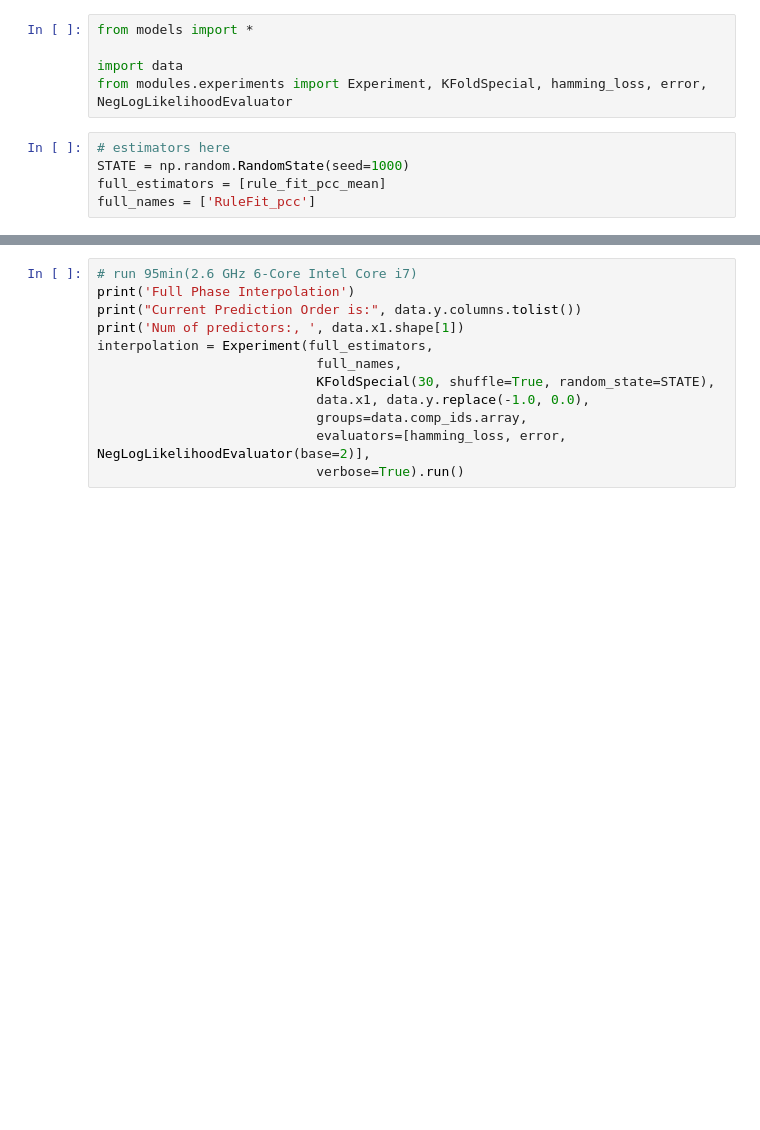
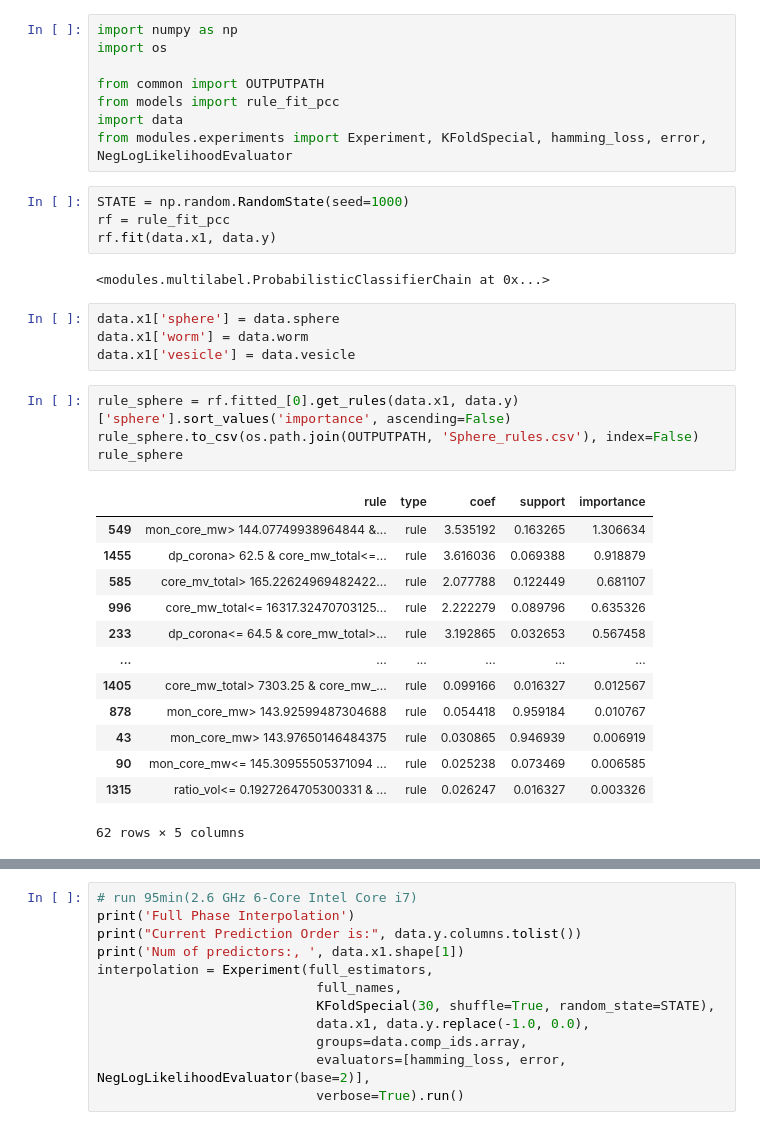
Before and after one commit to marioboley/PISA_ML, a Jupyter notebook: rules.ipynb, the cells around one changed output, grey strips where cells are left out. Drawn from its saved outputs; the diff is of its cells as text; blank space fills up the shorter version.

```diff
--- a/rules.ipynb
+++ b/rules.ipynb
@@ -1,10 +1,36 @@
 # %%
-from models import *
+import numpy as np
+import os
 
+from common import OUTPUTPATH
+from models import rule_fit_pcc
 import data
 from modules.experiments import Experiment, KFoldSpecial, hamming_loss, error, NegLogLikelihoodEvaluator
-# %%
-# estimators here
-STATE = np.random.RandomState(seed=1000)
-full_estimators = [rule_fit_pcc_mean]
-full_names = ['RuleFit_pcc']
+# %%
+STATE = np.random.RandomState(seed=1000)
+rf = rule_fit_pcc
+rf.fit(data.x1, data.y)
+# %% [output]
+<modules.multilabel.ProbabilisticClassifierChain at 0x...>
+# %%
+data.x1['sphere'] = data.sphere
+data.x1['worm'] = data.worm
+data.x1['vesicle'] = data.vesicle
+# %%
+rule_sphere = rf.fitted_[0].get_rules(data.x1, data.y)['sphere'].sort_values('importance', ascending=False)
+rule_sphere.to_csv(os.path.join(OUTPUTPATH, 'Sphere_rules.csv'), index=False)
+rule_sphere
+# %% [output]
+|  | rule | type | coef | support | importance |
+| 549 | mon_core_mw> 144.07749938964844 &... | rule | 3.535192 | 0.163265 | 1.306634 |
+| 1455 | dp_corona> 62.5 & core_mw_total<=... | rule | 3.616036 | 0.069388 | 0.918879 |
+| 585 | core_mv_total> 165.22624969482422... | rule | 2.077788 | 0.122449 | 0.681107 |
+| 996 | core_mw_total<= 16317.32470703125... | rule | 2.222279 | 0.089796 | 0.635326 |
+| 233 | dp_corona<= 64.5 & core_mw_total>... | rule | 3.192865 | 0.032653 | 0.567458 |
+| ... | ... | ... | ... | ... | ... |
+| 1405 | core_mw_total> 7303.25 & core_mw_... | rule | 0.099166 | 0.016327 | 0.012567 |
+| 878 | mon_core_mw> 143.92599487304688 | rule | 0.054418 | 0.959184 | 0.010767 |
+| 43 | mon_core_mw> 143.97650146484375 | rule | 0.030865 | 0.946939 | 0.006919 |
+| 90 | mon_core_mw<= 145.30955505371094 ... | rule | 0.025238 | 0.073469 | 0.006585 |
+| 1315 | ratio_vol<= 0.1927264705300331 & ... | rule | 0.026247 | 0.016327 | 0.003326 |
+62 rows × 5 columns
```
Also changed, not shown: parts of 1 cell of this notebook.
